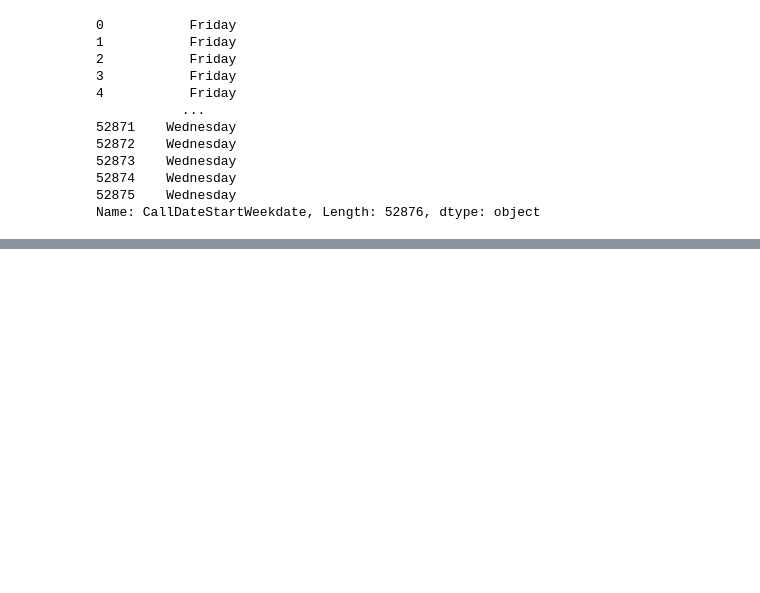
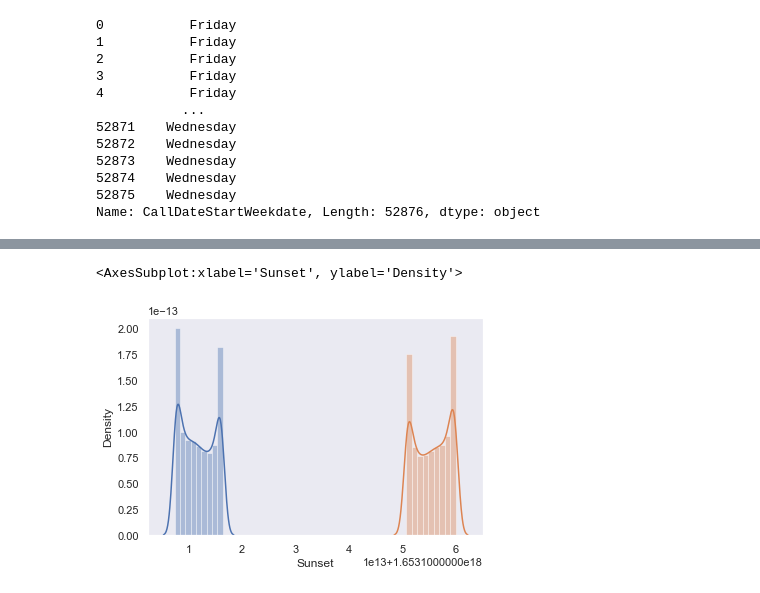
Before and after one commit to NSS-Data-Analytics-Cohort-6/fcs-crisis-sailing-the-seaborn, a Jupyter notebook: notebooks/philnotebook.ipynb, the cells around one changed output, grey strips where cells are left out. Saved outputs shown, nothing was run; the diff lists cells and outputs as text; code cells hidden in the pictures; blank space fills up the shorter version.

```diff
--- a/notebooks/philnotebook.ipynb
+++ b/notebooks/philnotebook.ipynb
@@ -540,0 +669,10 @@ Name: CallDateStartWeekdate, Length: 52876, dtype: object
+# %%
+nashvillesun = nashvilletime[['index','Sunrise','Sunset']]
+# %%
+nashvillesun['Sunrise'] = nashvillesun['Sunrise'].astype('str')
+nashvillesun['Sunset'] = nashvillesun['Sunset'].astype('str')
+nashvillesun['Sunrise'] = nashvillesun['Sunrise'].str.replace('0 days ' , '')
+nashvillesun['Sunset'] = nashvillesun['Sunset'].str.replace('0 days ' , '')
+nashvillesun['Sunrise'] = nashvillesun['Sunrise'].str.replace(r'.\d{6}' , '')
+nashvillesun['Sunset'] = nashvillesun['Sunset'].str.replace(r'.\d{6}' , '')
+nashvillesun
@@ -540,0 +710,7 @@ Name: CallDateStartWeekdate, Length: 52876, dtype: object
+# %%
+nashvillesun['index'] = nashvillesun['index'].astype('str')
+nashvillesun['sunrisetime'] = (nashvillesun['index'] + ' ' + nashvillesun['Sunrise'])
+nashvillesun['sunsettime'] = (nashvillesun['index'] + ' ' + nashvillesun['Sunset'])
+nashvillesun['sunrisetime'] = pd.to_datetime(nashvillesun['sunrisetime'])
+nashvillesun['sunsettime'] = pd.to_datetime(nashvillesun['sunsettime'])
+nashvillesun
@@ -540,0 +748,6 @@ Name: CallDateStartWeekdate, Length: 52876, dtype: object
+# %%
+sns.distplot(pd.to_time(nashvillesun['Sunrise']))
+sns.distplot(pd.to_datetime(nashvillesun['Sunset']))
+# %% [output]
+<AxesSubplot:xlabel='Sunset', ylabel='Density'>
+[figure, added]
```
Also changed, not shown: parts of 65 cells of this notebook.
